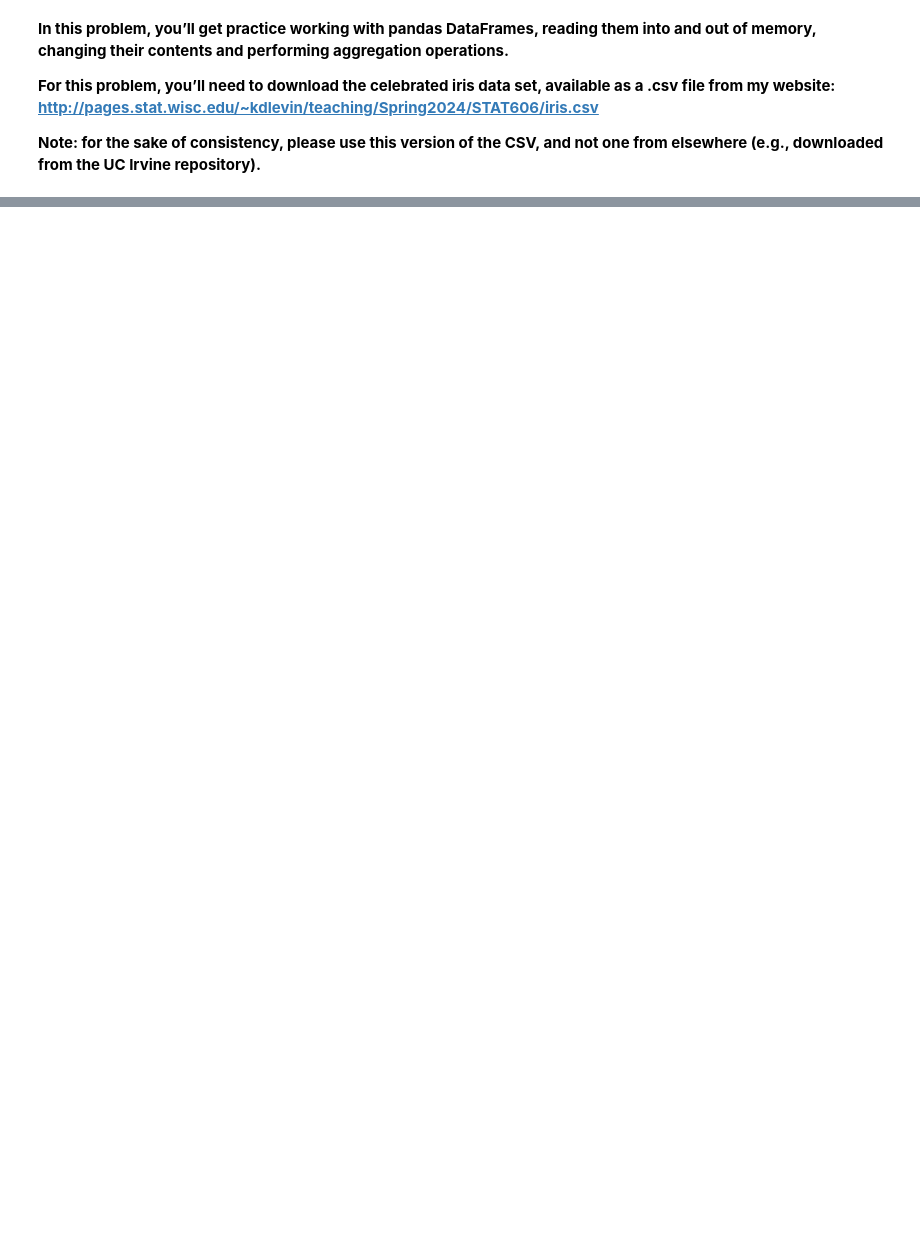
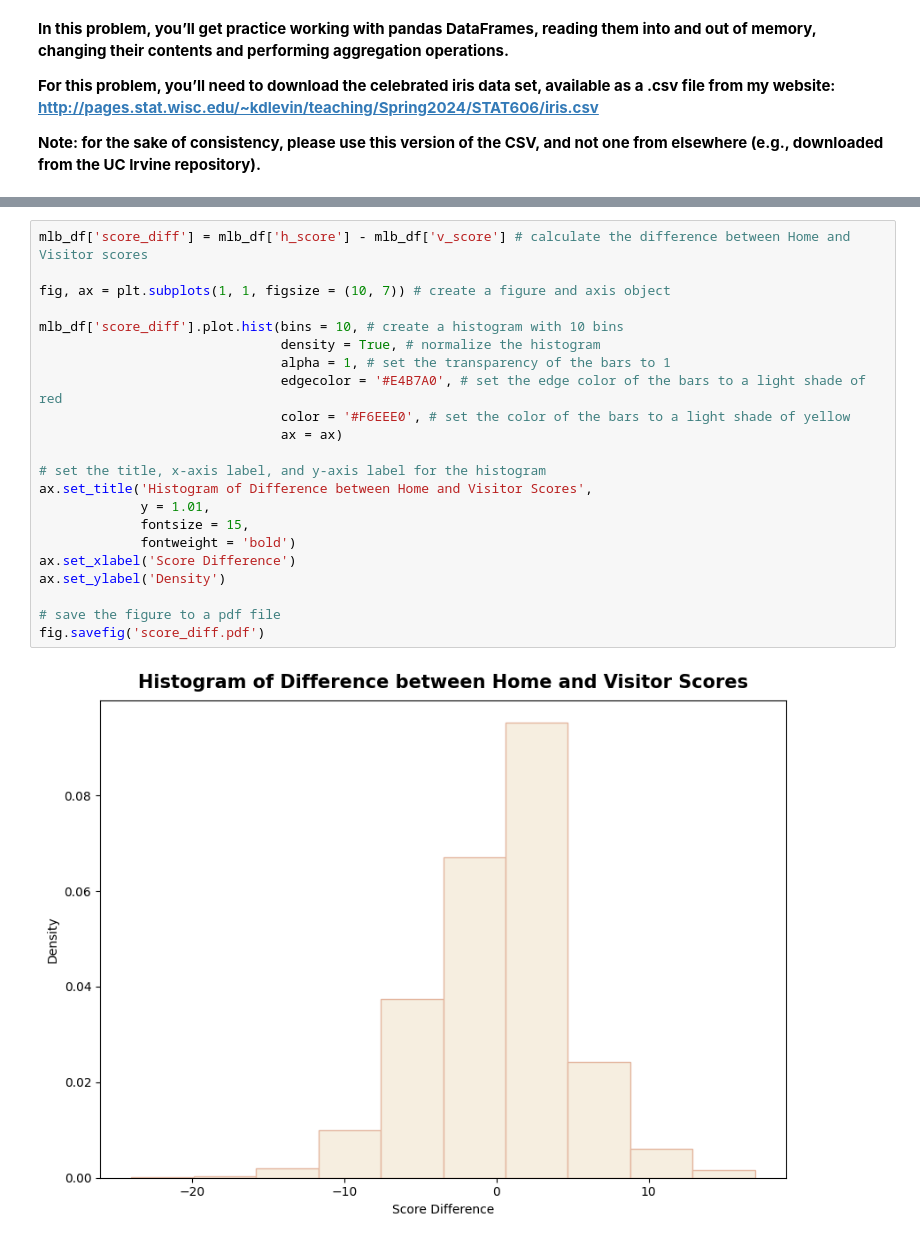
Before and after one commit to Stochastic1017/STAT_606, a Jupyter notebook: ssudhir2_hw7/ssudhir2_hw7.ipynb, the cells around one changed output, grey strips where cells are left out. Saved outputs shown, nothing was run; the diff lists cells and outputs as text; blank space fills up the shorter version.

```diff
--- a/ssudhir2_hw7/ssudhir2_hw7.ipynb
+++ b/ssudhir2_hw7/ssudhir2_hw7.ipynb
@@ -125,0 +383,24 @@ ilama  A       A             9      10
+# %%
+mlb_df['score_diff'] = mlb_df['h_score'] - mlb_df['v_score'] # calculate the difference between Home and Visitor scores
+
+fig, ax = plt.subplots(1, 1, figsize = (10, 7)) # create a figure and axis object
+
+mlb_df['score_diff'].plot.hist(bins = 10, # create a histogram with 10 bins
+                               density = True, # normalize the histogram
+                               alpha = 1, # set the transparency of the bars to 1
+                               edgecolor = '#E4B7A0', # set the edge color of the bars to a light shade of red
+                               color = '#F6EEE0', # set the color of the bars to a light shade of yellow
+                               ax = ax)
+
+# set the title, x-axis label, and y-axis label for the histogram
+ax.set_title('Histogram of Difference between Home and Visitor Scores',
+             y = 1.01,
+             fontsize = 15,
+             fontweight = 'bold')
+ax.set_xlabel('Score Difference')
+ax.set_ylabel('Density')
+
+# save the figure to a pdf file
+fig.savefig('score_diff.pdf')
+# %% [output]
+[figure, added]
```
Also changed, not shown: parts of 28 cells of this notebook, 5 other files.
